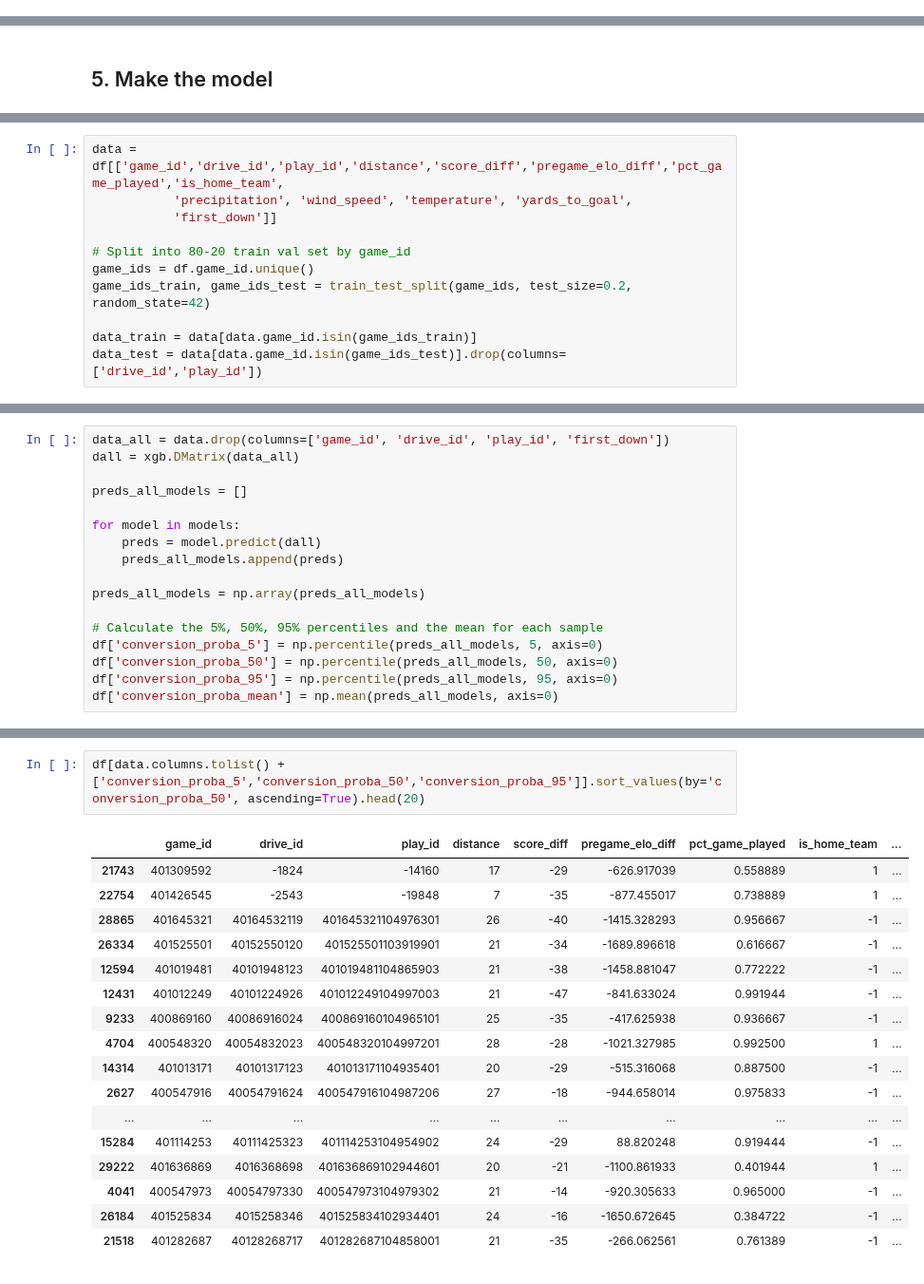
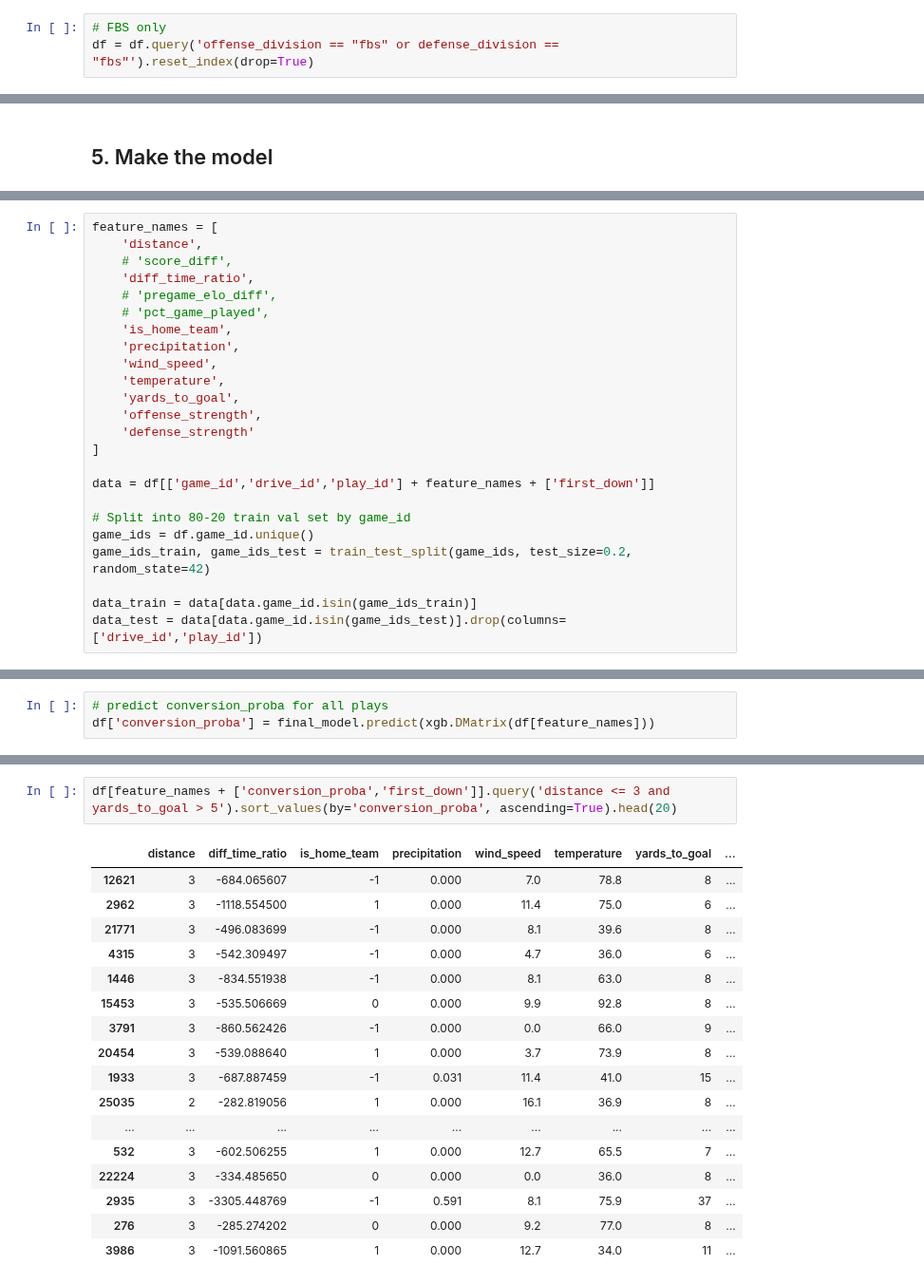
Before and after one commit to lneuendorf/4th-down-models, a Jupyter notebook: notebooks/fourth_down_model.ipynb, the cells around one changed output, grey strips where cells are left out. Shown at 95% size. Drawn from its saved outputs; the diff is of its cells as text.

```diff
--- a/notebooks/fourth_down_model.ipynb
+++ b/notebooks/fourth_down_model.ipynb
@@ -434,0 +499,3 @@ Index(['game_id', 'drive_id', 'play_id', 'drive_number', 'play_number',
+# %%
+# FBS only
+df = df.query('offense_division == "fbs" or defense_division == "fbs"').reset_index(drop=True)
@@ -530,7 +754,20 @@ df.head()
 # %%
-data = df[['game_id','drive_id','play_id','distance','score_diff','pregame_elo_diff','pct_game_played','is_home_team',
-           'precipitation', 'wind_speed', 'temperature', 'yards_to_goal',
-           'first_down']]
+feature_names = [
+    'distance',
+    # 'score_diff',
+    'diff_time_ratio',
+    # 'pregame_elo_diff',
+    # 'pct_game_played',
+    'is_home_team',
+    'precipitation',
+    'wind_speed',
+    'temperature',
+    'yards_to_goal',
+    'offense_strength',
+    'defense_strength'
+]
+
+data = df[['game_id','drive_id','play_id'] + feature_names + ['first_down']]
 
 # Split into 80-20 train val set by game_id
 game_ids = df.game_id.unique()
@@ -780,19 +980,5 @@ Average Test Log Loss over 100 models: 0.61998
-# %%
-data_all = data.drop(columns=['game_id', 'drive_id', 'play_id', 'first_down'])
-dall = xgb.DMatrix(data_all)
-
-preds_all_models = []
-
-for model in models:
-    preds = model.predict(dall)
-    preds_all_models.append(preds)
-
-preds_all_models = np.array(preds_all_models)
-
-# Calculate the 5%, 50%, 95% percentiles and the mean for each sample
-df['conversion_proba_5'] = np.percentile(preds_all_models, 5, axis=0)
-df['conversion_proba_50'] = np.percentile(preds_all_models, 50, axis=0)
-df['conversion_proba_95'] = np.percentile(preds_all_models, 95, axis=0)
-df['conversion_proba_mean'] = np.mean(preds_all_models, axis=0)
+# %%
+# predict conversion_proba for all plays
+df['conversion_proba'] = final_model.predict(xgb.DMatrix(df[feature_names]))
 # %%
 # plot win probability
@@ -871,21 +1057,21 @@ plot_calibration(df, proba_col='conversion_proba_50', actual_col='first_down', b
 # %%
-df[data.columns.tolist() + ['conversion_proba_5','conversion_proba_50','conversion_proba_95']].sort_values(by='conversion_proba_50', ascending=True).head(20)
+df[feature_names + ['conversion_proba','first_down']].query('distance <= 3 and yards_to_goal > 5').sort_values(by='conversion_proba', ascending=True).head(20)
 # %% [output]
-|  | game_id | drive_id | play_id | distance | score_diff | pregame_elo_diff | pct_game_played | is_home_team | ... |
-| 21743 | 401309592 | -1824 | -14160 | 17 | -29 | -626.917039 | 0.558889 | 1 | ... |
-| 22754 | 401426545 | -2543 | -19848 | 7 | -35 | -877.455017 | 0.738889 | 1 | ... |
-| 28865 | 401645321 | 40164532119 | 401645321104976301 | 26 | -40 | -1415.328293 | 0.956667 | -1 | ... |
-| 26334 | 401525501 | 40152550120 | 401525501103919901 | 21 | -34 | -1689.896618 | 0.616667 | -1 | ... |
-| 12594 | 401019481 | 40101948123 | 401019481104865903 | 21 | -38 | -1458.881047 | 0.772222 | -1 | ... |
-| 12431 | 401012249 | 40101224926 | 401012249104997003 | 21 | -47 | -841.633024 | 0.991944 | -1 | ... |
-| 9233 | 400869160 | 40086916024 | 400869160104965101 | 25 | -35 | -417.625938 | 0.936667 | -1 | ... |
-| 4704 | 400548320 | 40054832023 | 400548320104997201 | 28 | -28 | -1021.327985 | 0.992500 | 1 | ... |
-| 14314 | 401013171 | 40101317123 | 401013171104935401 | 20 | -29 | -515.316068 | 0.887500 | -1 | ... |
-| 2627 | 400547916 | 40054791624 | 400547916104987206 | 27 | -18 | -944.658014 | 0.975833 | -1 | ... |
-| ... | ... | ... | ... | ... | ... | ... | ... | ... | ... |
-| 15284 | 401114253 | 40111425323 | 401114253104954902 | 24 | -29 | 88.820248 | 0.919444 | -1 | ... |
-| 29222 | 401636869 | 4016368698 | 401636869102944601 | 20 | -21 | -1100.861933 | 0.401944 | 1 | ... |
-| 4041 | 400547973 | 40054797330 | 400547973104979302 | 21 | -14 | -920.305633 | 0.965000 | -1 | ... |
-| 26184 | 401525834 | 4015258346 | 401525834102934401 | 24 | -16 | -1650.672645 | 0.384722 | -1 | ... |
-| 21518 | 401282687 | 40128268717 | 401282687104858001 | 21 | -35 | -266.062561 | 0.761389 | -1 | ... |
+|  | distance | diff_time_ratio | is_home_team | precipitation | wind_speed | temperature | yards_to_goal | ... |
+| 12621 | 3 | -684.065607 | -1 | 0.000 | 7.0 | 78.8 | 8 | ... |
+| 2962 | 3 | -1118.554500 | 1 | 0.000 | 11.4 | 75.0 | 6 | ... |
+| 21771 | 3 | -496.083699 | -1 | 0.000 | 8.1 | 39.6 | 8 | ... |
+| 4315 | 3 | -542.309497 | -1 | 0.000 | 4.7 | 36.0 | 6 | ... |
+| 1446 | 3 | -834.551938 | -1 | 0.000 | 8.1 | 63.0 | 8 | ... |
+| 15453 | 3 | -535.506669 | 0 | 0.000 | 9.9 | 92.8 | 8 | ... |
+| 3791 | 3 | -860.562426 | -1 | 0.000 | 0.0 | 66.0 | 9 | ... |
+| 20454 | 3 | -539.088640 | 1 | 0.000 | 3.7 | 73.9 | 8 | ... |
+| 1933 | 3 | -687.887459 | -1 | 0.031 | 11.4 | 41.0 | 15 | ... |
+| 25035 | 2 | -282.819056 | 1 | 0.000 | 16.1 | 36.9 | 8 | ... |
+| ... | ... | ... | ... | ... | ... | ... | ... | ... |
+| 532 | 3 | -602.506255 | 1 | 0.000 | 12.7 | 65.5 | 7 | ... |
+| 22224 | 3 | -334.485650 | 0 | 0.000 | 0.0 | 36.0 | 8 | ... |
+| 2935 | 3 | -3305.448769 | -1 | 0.591 | 8.1 | 75.9 | 37 | ... |
+| 276 | 3 | -285.274202 | 0 | 0.000 | 9.2 | 77.0 | 8 | ... |
+| 3986 | 3 | -1091.560865 | 1 | 0.000 | 12.7 | 34.0 | 11 | ... |
 # %%
```
Also changed, not shown: parts of 29 cells of this notebook, 1 other file.
